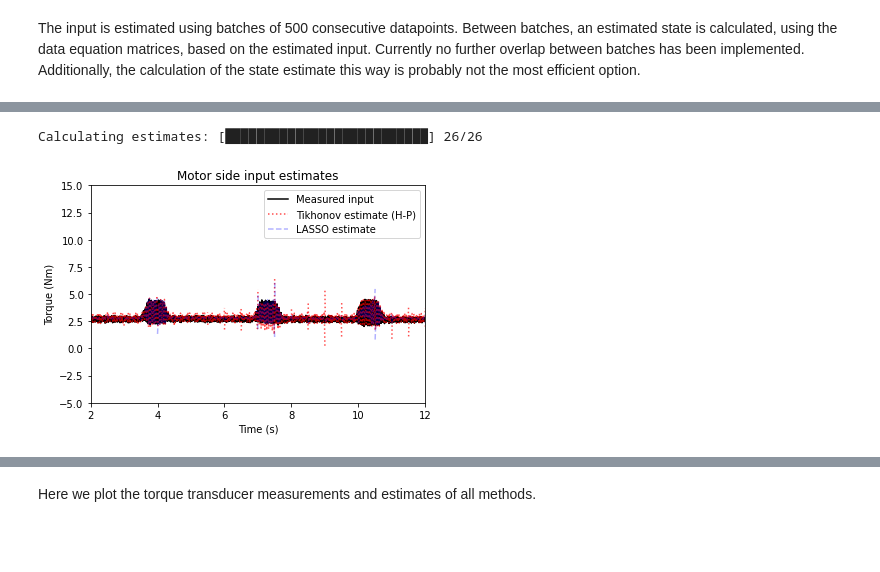
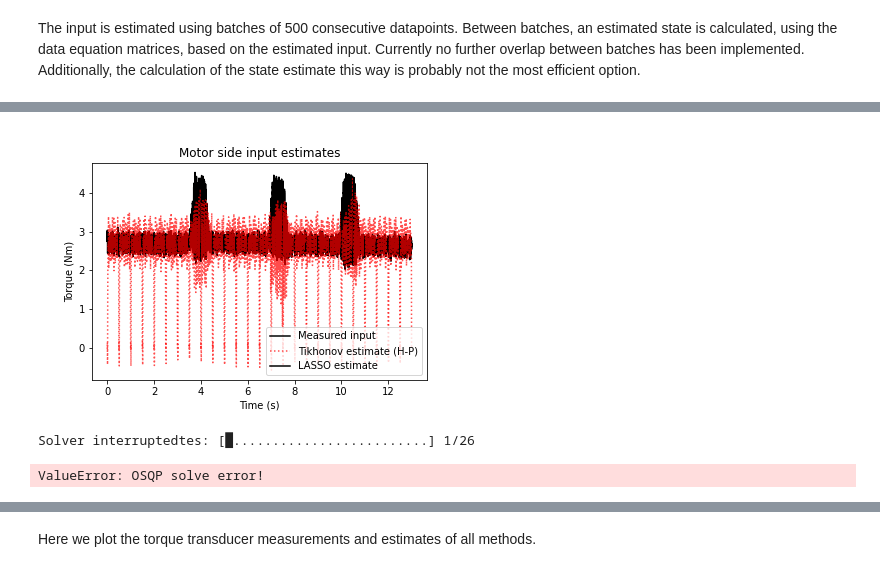
Before and after one commit to urho-h/torque_estimation_masters, a Jupyter notebook: notebooks/kf_vs_cvx_MSSP.ipynb, the cells around one changed output, grey strips where cells are left out. Cells and saved outputs as stored; diff of their text form; code cells hidden in the pictures; blank space fills up the shorter version.

```diff
--- a/notebooks/kf_vs_cvx_MSSP.ipynb
+++ b/notebooks/kf_vs_cvx_MSSP.ipynb
@@ -573,3 +573,16 @@ x_lasso = np.zeros((observ.shape[1], 1))
 
 tikh_estimates = []
 lasso_estimates = []
+# %%
+print(G.shape)
+print(observ.shape)
+x = np.ones((observ.shape[1], 1))*0.5
+u = np.ones((G.shape[1], 1))*0.4
+H = np.hstack([observ, G])
+print(H.shape)
+phi = np.vstack([x,u])
+print(phi.shape)
+x_u = H @ phi
+print(x_u.shape)
+EM = np.hstack([np.zeros((L.shape[1], observ.shape[1])), L])
+print(EM.shape)
@@ -598,3 +618,12 @@ def progressbar(it, prefix="", size=60, out=sys.stdout):
     print("\n", flush=True, file=out)
 # %% [markdown]
 The input is estimated using batches of 500 consecutive datapoints. Between batches, an estimated state is calculated, using the data equation matrices, based on the estimated input. Currently no further overlap between batches has been implemented. Additionally, the calculation of the state estimate this way is probably not the most efficient option.
+# %%
+inputs = []
+for i in progressbar(range(loop_len), "Calculating estimates: ", loop_len):
+    batch = meas[i*bs:(i+1)*bs,:]
+    y_batch = batch.reshape(-1,1)
+
+    estimate = LA.inv(H.T @ H + 0.1*(EM.T @ EM)) @ H.T @ y_batch
+    print(estimate.shape)
+    inputs.append(estimate)
@@ -601,3 +648,19 @@ The input is estimated using batches of 500 consecutive datapoints. Between batc
+# %%
+%matplotlib widget
+for i in range(loop_len):
+    plt.plot(times[i*bs:(i+1)*bs], motor[i*bs:(i+1)*bs], linestyle='solid', color='black')
+    plt.plot(times[i*bs:(i+1)*bs], inputs[i][43::2], linestyle='dotted', alpha=0.7, color='red')
+
+
+plt.legend(('Measured input', 'Tikhonov estimate (H-P)', 'LASSO estimate'))
+plt.xlabel('Time (s)')
+plt.ylabel('Torque (Nm)')
+plt.title('Motor side input estimates')
+#plt.ylim(-5, 15)
+#plt.xlim(2, 12)
+plt.show()
+# %% [output]
+[figure, added]
 # %%
 for i in progressbar(range(loop_len), "Calculating estimates: ", loop_len):
     batch = meas[i*bs:(i+1)*bs,:]
@@ -615,7 +678,8 @@ for i in progressbar(range(loop_len), "Calculating estimates: ", loop_len):
     tikh_estimates.append(tikhonov_estimate)
     lasso_estimates.append(lasso_estimate)
 # %% [output]
-Calculating estimates: [██████████████████████████] 26/26
+Solver interruptedtes: [█.........................] 1/26
+ValueError: OSQP solve error!
 # %%
 for i in range(loop_len):
     plt.plot(times[i*bs:(i+1)*bs], motor[i*bs:(i+1)*bs], linestyle='solid', color='black')
@@ -629,8 +693,6 @@ plt.title('Motor side input estimates')
 plt.ylim(-5, 15)
 plt.xlim(2, 12)
 plt.show()
-# %% [output]
-[figure, removed]
 # %%
 plt.figure(figsize=(12,4))
 for i in range(loop_len):
```
Also changed, not shown: parts of 6 cells of this notebook, 25 other files.
